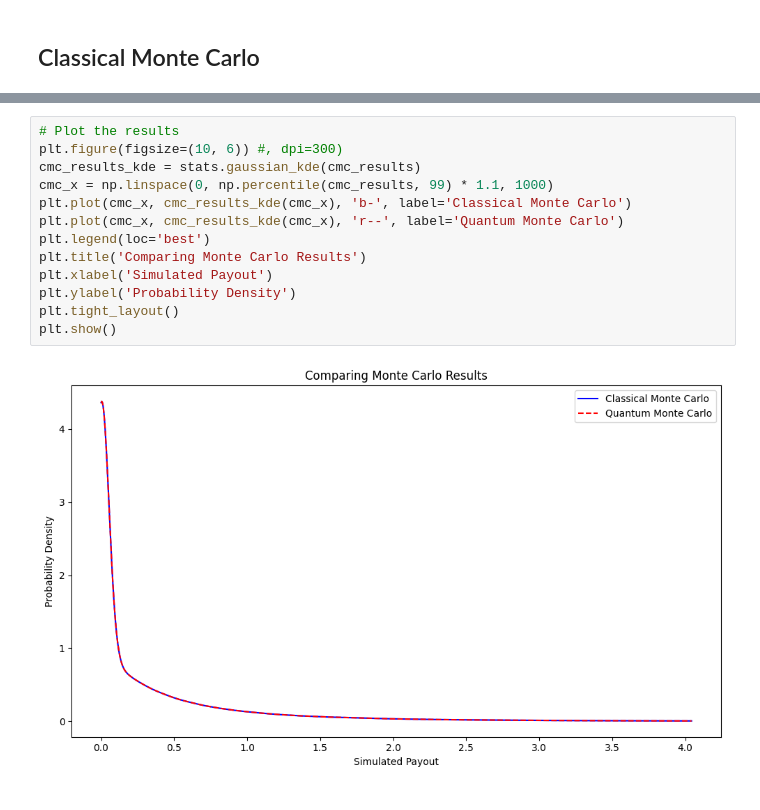
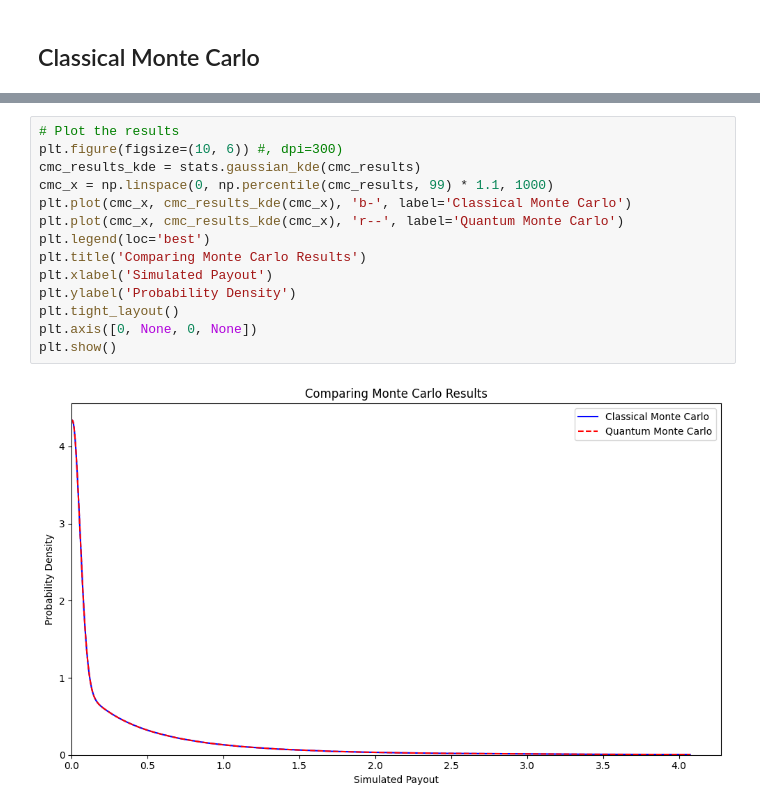
Before and after one commit to AlexFiliakov/knowledge-pricing, a Jupyter notebook: 4.b. Quantum Excess Evaluation Algorithm.ipynb, the cells around one changed output, grey strips where cells are left out. Cells and saved outputs as stored; diff of their text form.

```diff
--- a/4.b. Quantum Excess Evaluation Algorithm.ipynb
+++ b/4.b. Quantum Excess Evaluation Algorithm.ipynb
@@ -179,15 +178,16 @@ for i in range(cmc_samples):
 # %%
 # Plot the results
 plt.figure(figsize=(10, 6)) #, dpi=300)
 cmc_results_kde = stats.gaussian_kde(cmc_results)
 cmc_x = np.linspace(0, np.percentile(cmc_results, 99) * 1.1, 1000)
 plt.plot(cmc_x, cmc_results_kde(cmc_x), 'b-', label='Classical Monte Carlo')
 plt.plot(cmc_x, cmc_results_kde(cmc_x), 'r--', label='Quantum Monte Carlo')
 plt.legend(loc='best')
 plt.title('Comparing Monte Carlo Results')
 plt.xlabel('Simulated Payout')
 plt.ylabel('Probability Density')
 plt.tight_layout()
+plt.axis([0, None, 0, None])
 plt.show()
 # %% [output]
-[figure, old version]
+[figure, new version]
```
Also changed, not shown: parts of 2 cells of this notebook.
